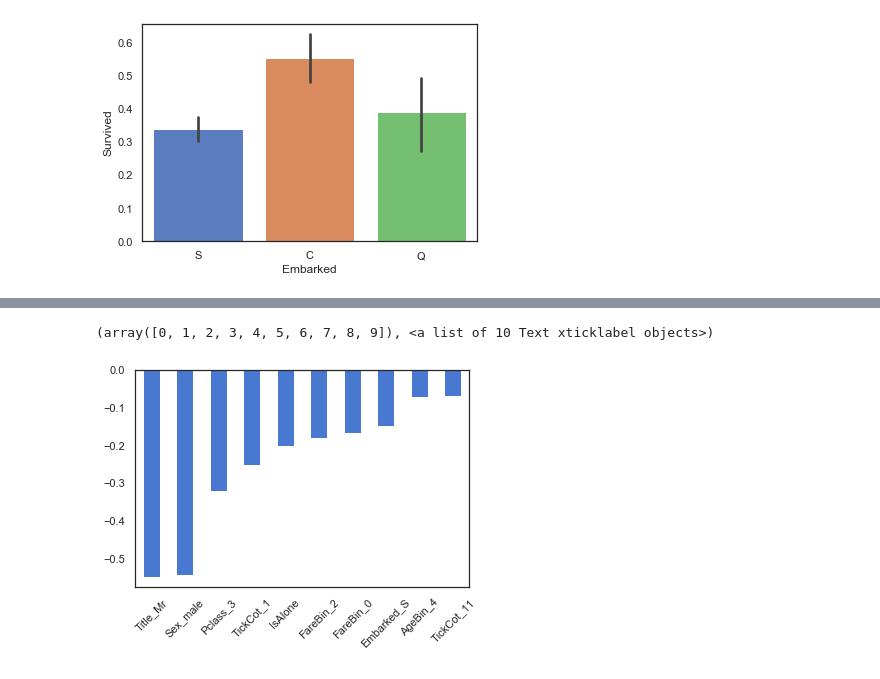
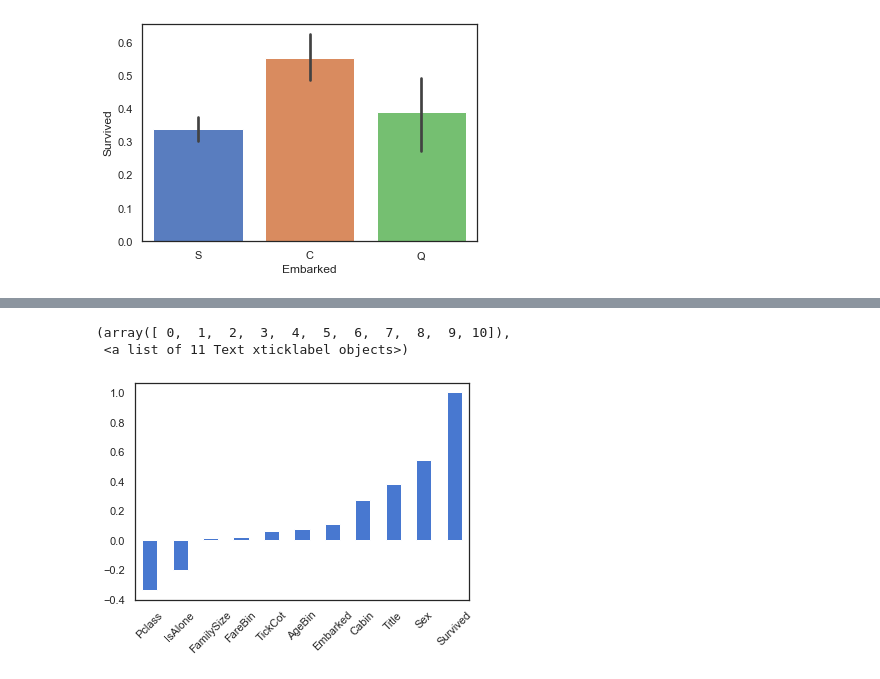
Before and after one commit to FFFFatCAT/MyKaggle, a Jupyter notebook: src/titanic_data.ipynb, the cells around one changed output, grey strips where cells are left out. Saved outputs shown, nothing was run; the diff lists cells and outputs as text; code cells hidden in the pictures.

```diff
--- a/src/titanic_data.ipynb
+++ b/src/titanic_data.ipynb
@@ -185,14 +194,19 @@ TickCountDict={}
 TickCountDict=data_all['Ticket'].value_counts()
 #将同票号乘客数量数据并入数据集中
 data_all['TickCot']=data_all['Ticket'].map(TickCountDict)
+data_all['Fare'] = data_all['Fare'] / data_all['TickCot']
 # %%
-# Fare,分仓
+# Fare,票价/人数，分仓
+data_all['Fare'] = data_all['Fare'] / data_all['TickCot']
 data_all['FareBin'] = pd.factorize(pd.qcut(data_all['Fare'], 6))[0]
 # %%
 # 创建家庭成员数量及是否孤身一人特征值
 data_all['FamilySize'] = data_all['SibSp'] + data_all['Parch'] + 1
 data_all['IsAlone'] = 1 #initialize to yes/1 is alone
 data_all['IsAlone'].loc[data_all['FamilySize'] > 1] = 0
+# %%
+# Cabin,提取舱号字母
+data_all['Cabin'] = data_all['Cabin'].apply(lambda x:str(x)[0])
 # %%
 # 重新检查数据
 data_all.head()
@@ -206,10 +220,11 @@ data_all.head()
 # %%
 # 标签编码
 data_code = data_all.copy()
-data_code.drop(['PassengerId','Name','Age','SibSp','Parch','Fare','Ticket','Cabin'], axis=1, inplace=True)
+data_code.drop(['PassengerId','Name','Age','SibSp','Parch','Fare','Ticket'], axis=1, inplace=True)
 data_code['Sex'] = pd.factorize(data_code['Sex'])[0]
 data_code['Embarked'] = pd.factorize(data_code['Embarked'])[0]
 data_code['Title'] = pd.factorize(data_code['Title'])[0]
+data_code['Cabin'] = pd.factorize(data_code['Cabin'])[0]
 data_code.to_excel(r'../data/titanic/data_factorized.xlsx')
 data_code.head()
 # %% [output]
@@ -372,8 +393,9 @@ plt.xticks(rotation=45)
 # %%
 # 对one-hot编码数据进行相关性分析,由于特征值过多,仅显示影响最大的前10个特征
 plt.figure()
-data_dummy.corr()['Survived'].sort_values()[:10].plot.bar()
+data_code.corr()['Survived'].sort_values().plot.bar()
 plt.xticks(rotation=45)
 # %% [output]
-(array([0, 1, 2, 3, 4, 5, 6, 7, 8, 9]), <a list of 10 Text xticklabel objects>)
+(array([ 0,  1,  2,  3,  4,  5,  6,  7,  8,  9, 10]),
+ <a list of 11 Text xticklabel objects>)
-[figure, old version]
+[figure, new version]
```
Also changed, not shown: parts of 15 cells of this notebook, 3 other files.
